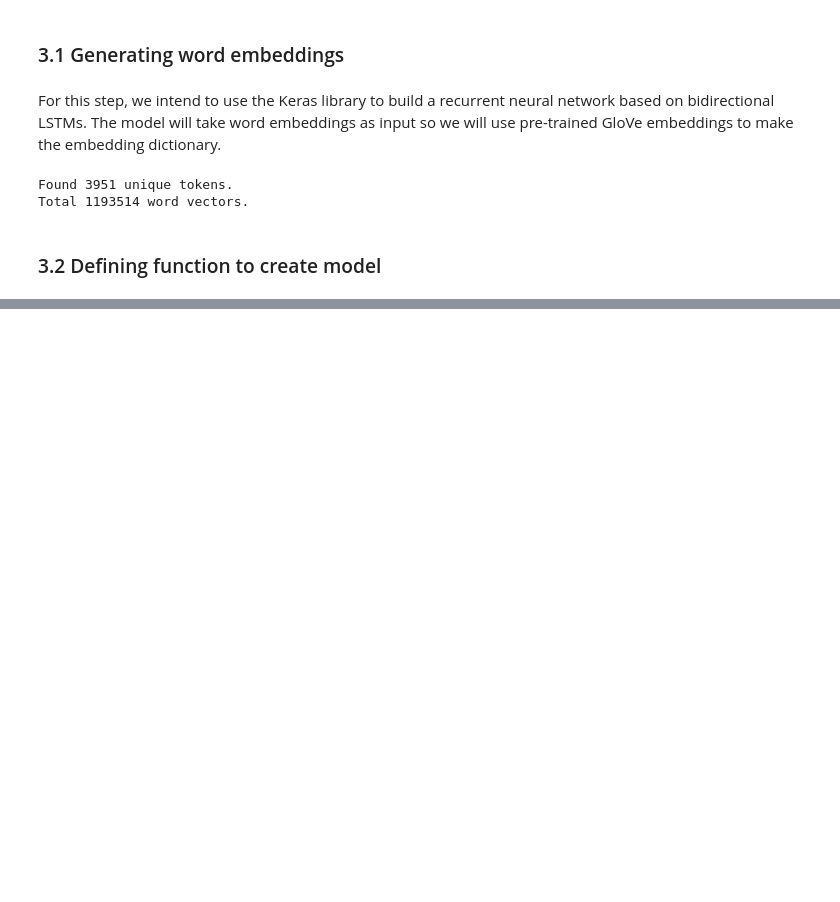
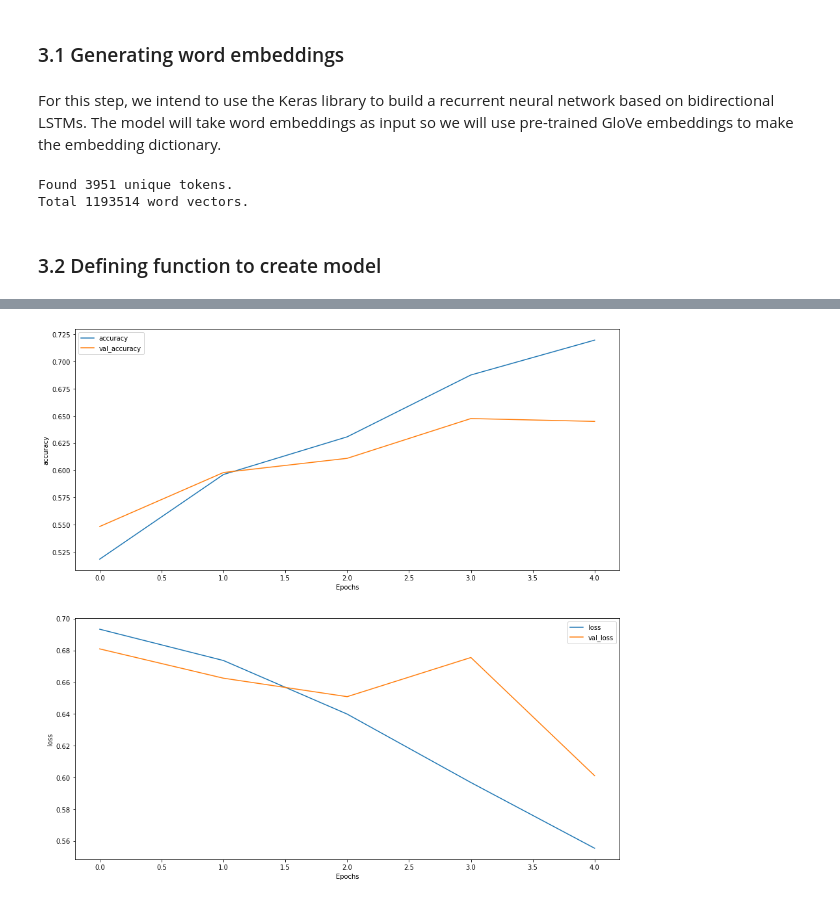
Before and after one commit to ShaanHossain/NLPFinalProject, a Jupyter notebook: Script_mine.ipynb, the cells around one changed output, grey strips where cells are left out. Cells and saved outputs as stored; diff of their text form; code cells hidden in the pictures; blank space fills up the shorter version.

```diff
--- a/Script_mine.ipynb
+++ b/Script_mine.ipynb
@@ -279,14 +279,6 @@ def build_bilstm(word_index, embeddings_dict, nclasses,  MAX_SEQUENCE_LENGTH, EM
                       optimizer='adam',
                       metrics=['accuracy'])
     return model
-# %%
-def plot_graphs(history, string):
-  plt.plot(history.history[string])
-  plt.plot(history.history['val_'+string], '')
-  plt.xlabel("Epochs")
-  plt.ylabel(string)
-  plt.legend([string, 'val_'+string])
-  plt.show()
 # %%
 print("Building Model!")
 model = build_bilstm(word_index_s, embeddings_dict_s, 2, embedding_size)
@@ -322,0 +327,16 @@ Epoch 1/5
+# %%
+def plot_graphs(axs, graph_index, history, string):
+    axs[graph_index].plot(history.history[string])
+    axs[graph_index].plot(history.history['val_'+string], '')
+    # axs[graph_index].xlabel("Epochs")
+    # axs[graph_index].ylabel(string)
+    axs[graph_index].set(xlabel="Epochs", ylabel=string)
+    axs[graph_index].legend([string, 'val_'+string])
+    # axs[graph_index].show()
+
+fig, axs = plt.subplots(2, figsize=(15, 15))
+
+plot_graphs(axs, 0, data_history, 'accuracy')
+plot_graphs(axs, 1, data_history, 'loss')
+# %% [output]
+[figure, added]
```
Also changed, not shown: parts of 2 cells of this notebook, 2 other files.
